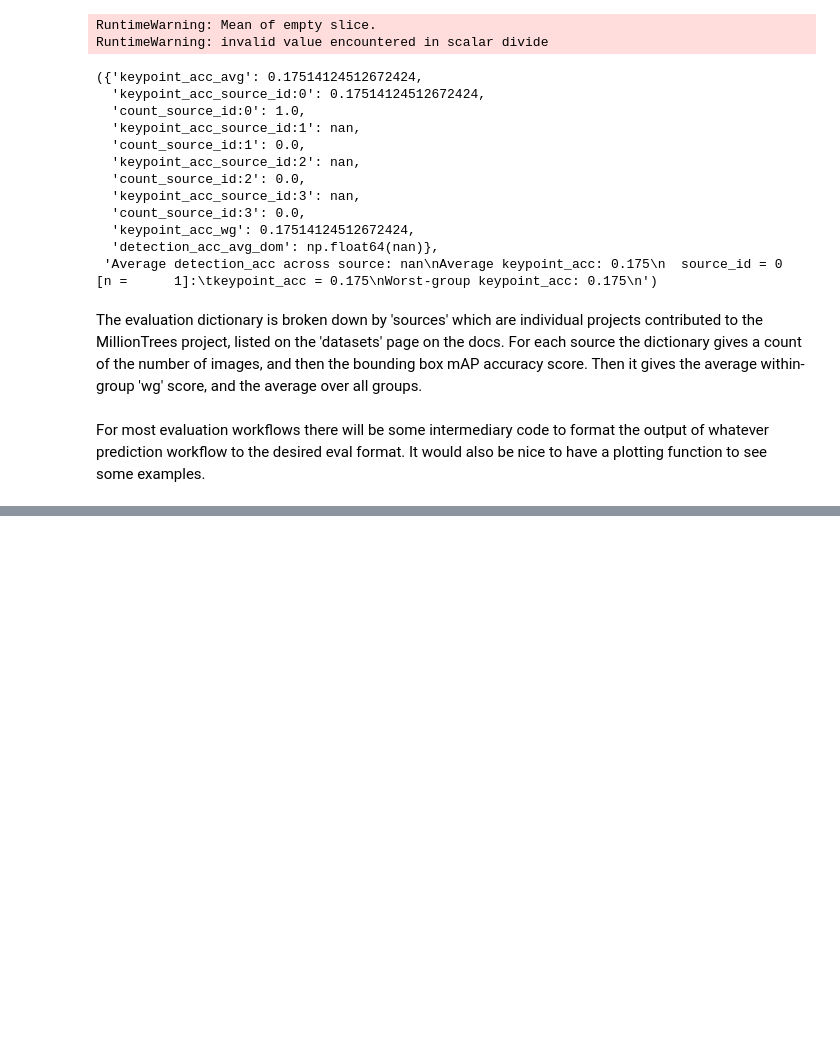
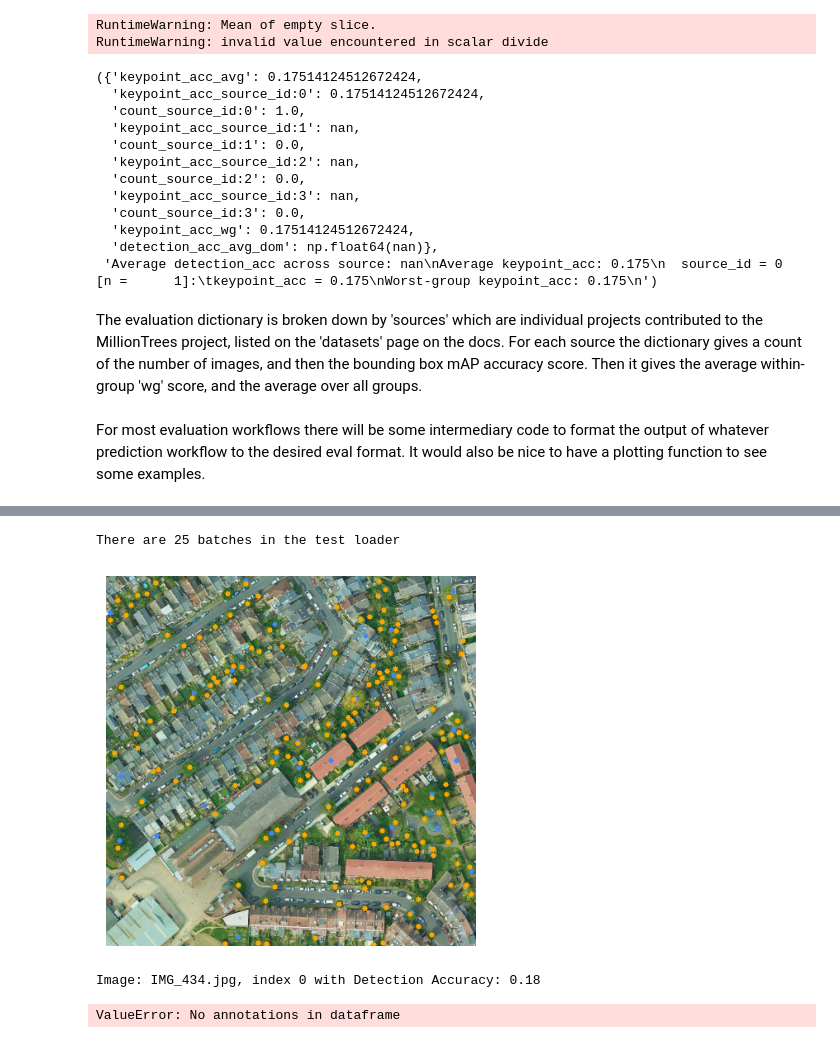
Before and after one commit to weecology/MillionTrees, a Jupyter notebook: docs/examples/baseline_points.ipynb, the cells around one changed output, grey strips where cells are left out. Cells and saved outputs as stored; diff of their text form; code cells hidden in the pictures; blank space fills up the shorter version.

```diff
--- a/docs/examples/baseline_points.ipynb
+++ b/docs/examples/baseline_points.ipynb
@@ -128,11 +128,10 @@ def format_deepforest_prediction(images, metadata, targets, m, batch_index, poin
 
     images = torch.tensor(images)
     predictions = m.predict_step(images, batch_index)
+
+    batch_results = []
     for image_metadata, pred, image_targets, image in zip(metadata,predictions, targets, images):
         basename = point_dataset._filename_id_to_code[int(image_metadata[0])]
-        pred = read_file(pred)
-        pred["geometry"] = pred["geometry"].centroid
-        pred[["x","y"]] = pred["geometry"].apply(lambda x: pd.Series([x.x, x.y]))
         if pred is None:
             y_pred = {}
             y_pred["y"] = torch.zeros(4)
@@ -140,30 +139,37 @@ def format_deepforest_prediction(images, metadata, targets, m, batch_index, poin
             y_pred["scores"] = torch.zeros(1)
         else:
             pred.root_dir = os.path.join(point_dataset._data_dir._str, "images")
+            pred = read_file(pred)
+            pred["geometry"] = pred["geometry"].centroid
+            pred[["x","y"]] = pred["geometry"].apply(lambda x: pd.Series([x.x, x.y]))
             pred["image_path"] = basename
             # Reformat to milliontrees format
             y_pred = {}
-            y_pred["y"] = torch.tensor(pred[["x", "y"]].values.astype("float32"))
+            y_pred["y"] = torch.tensor(pred[["x","y"]].values.astype("float32"))
             y_pred["labels"] = torch.tensor(pred.label)
             y_pred["scores"] = torch.tensor(pred.score.values.astype("float32"))
+        batch_results.append(y_pred)
 
-    return y_pred, predictions
+    return batch_results, predictions
 
 # Helper function to plot evaluation results
-def plot_eval_results(y_pred, pred, image_targets, image, batch_index):
-    basename = pred.image_path.unique()[0]
-    ground_truth = read_file(pd.DataFrame(image_targets["y"].numpy(),columns=["xmin","ymin","xmax","ymax"]))
+def plot_eval_results(image_metadata, y_pred, pred, image_targets, image, batch_index):
+    ground_truth = read_file(pd.DataFrame(image_targets["y"].numpy(),columns=["x","y"]))
     ground_truth["label"] = "Tree"
+    ground_truth["score"] = 1
     predictions_df = read_file(pred)
+    predictions_df["geometry"] = predictions_df["geometry"].centroid
+    predictions_df[["x","y"]] = predictions_df["geometry"].apply(lambda x: pd.Series([x.x, x.y]))
+    basename = point_dataset._filename_id_to_code[int(image_metadata[0])]
     predictions_df["label"] = "Tree"
     # Make image channel last
     image = image.permute(1, 2, 0).numpy()  * 255
-    accuracy = point_dataset.metrics["accuracy"]._accuracy(image_targets["y"], y_pred["y"], iou_threshold=0.3)
+    accuracy = point_dataset._metric._accuracy(image_targets["y"], y_pred["y"], distance_threshold=0.1)
     plot_results(predictions_df, ground_truth, image=image.astype("int32"))
     print(f"Image: {basename}, index {batch_index} with Detection Accuracy: {accuracy.item():.2f}")
 # %%
 # Get the test loader
-test_loader = get_eval_loader("standard", point_test_data, batch_size=12)
+test_loader = get_eval_loader("standard", point_test_data, batch_size=32)
 
 # Print the length of the test loader
 print("There are {} batches in the test loader".format(len(test_loader)))
@@ -175,15 +181,15 @@ all_y_true = []
 batch_index = 0
 for batch in test_loader:
     metadata, images, targets  = batch
-    # Get the original DeepForest, and MillionTrees formatted predictions
+    # Get the original DeepForest, and MillionTrees formatted predictions, this is just for plotting, otherwise you just need y_pred.
     milliontrees_format, deepforest_format = format_deepforest_prediction(images, metadata, targets, m, batch_index, point_dataset)
-    for image_metadata, pred, image_targets, image in zip(metadata, deepforest_format, targets, images):
+    for image_metadata, y_pred, pred, image_targets, image in zip(metadata, milliontrees_format, deepforest_format, targets, images):
         # Plot every 250th image
         if batch_index % 250 == 0:
-            plot_eval_results(milliontrees_format, pred, image_targets, image, batch_index)
+            plot_eval_results(image_metadata, y_pred, pred, image_targets, image, batch_index)
         # Gather all predictions and ground truth
-        all_y_pred.extend([y_pred])
-        all_y_true.extend(image_targets)
+        all_y_pred.append(y_pred)
+        all_y_true.append(image_targets)
         batch_index += 1
 
 # Evaluate
@@ -192,0 +199,4 @@ NameError: name 'get_eval_loader' is not defined
+There are 25 batches in the test loader
+[figure, added]
+Image: IMG_434.jpg, index 0 with Detection Accuracy: 0.18
+ValueError: No annotations in dataframe
```
Also changed, not shown: parts of 1 cell of this notebook, 3 other files.
